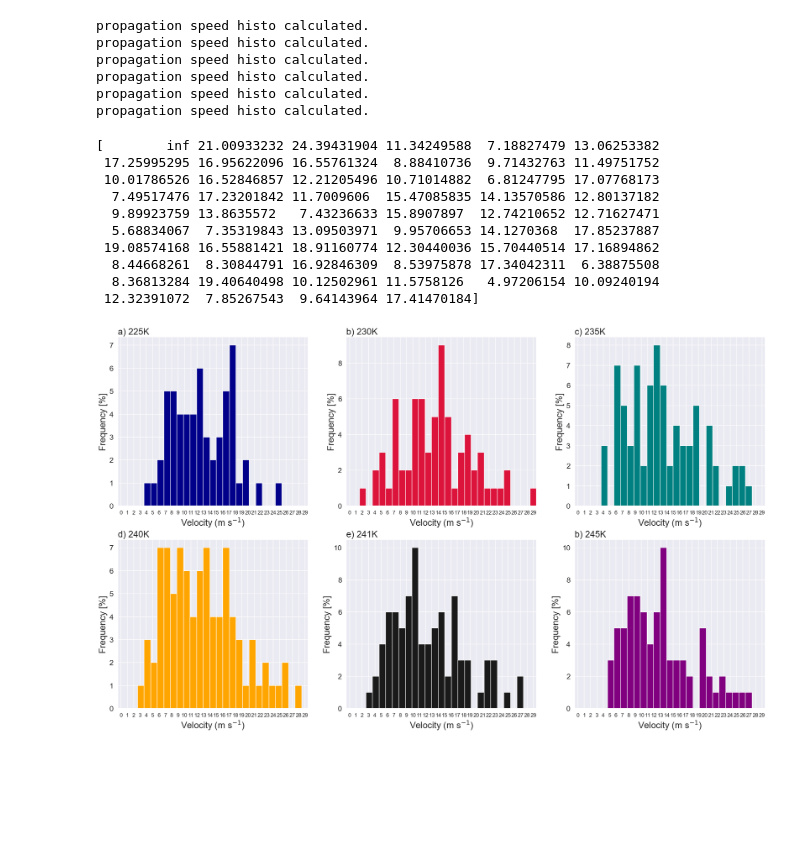
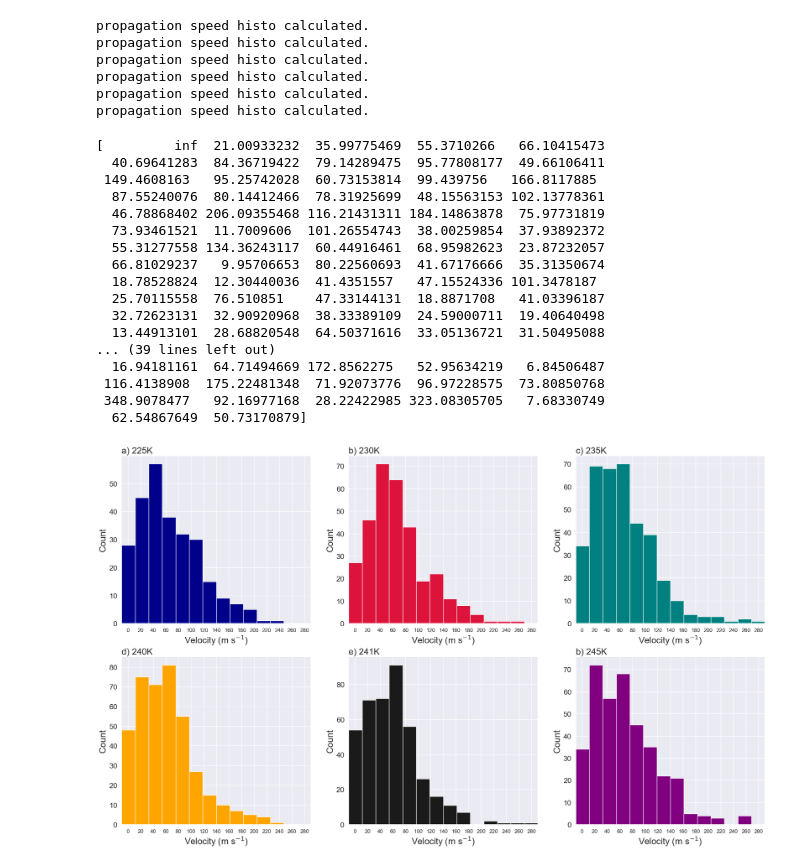
Before and after one commit to harrietgilmour/tobac_sensitivity, a Jupyter notebook: analysis_singleTb.ipynb, the cells around one changed output. Drawn from its saved outputs; the diff is of its cells as text; code cells hidden in the pictures; blank space fills up the shorter version.

```diff
--- a/analysis_singleTb.ipynb
+++ b/analysis_singleTb.ipynb
@@ -31,12 +31,12 @@ warnings.filterwarnings('ignore', category=pd.io.pytables.PerformanceWarning)
 **Read in the tracks data (pandas dataframe from Save/Track.h5) + convert to datetime to make it easier to use**
 # %%
 #read in the Track.h5 file to a pandas dataframe
-mcstracks_225=pd.read_hdf('Save/Track_225.h5','table')
-mcstracks_230=pd.read_hdf('Save/Track_230.h5','table')
-mcstracks_235=pd.read_hdf('Save/Track_235.h5','table')
-mcstracks_240=pd.read_hdf('Save/Track_240.h5','table')
-mcstracks_241=pd.read_hdf('Save/Track_241.h5','table')
-mcstracks_245=pd.read_hdf('Save/Track_245.h5','table')
+mcstracks_225=pd.read_hdf('Save/Jan_1998/Track_225.h5','table')
+mcstracks_230=pd.read_hdf('Save/Jan_1998/Track_230.h5','table')
+mcstracks_235=pd.read_hdf('Save/Jan_1998/Track_235.h5','table')
+mcstracks_240=pd.read_hdf('Save/Jan_1998/Track_240.h5','table')
+mcstracks_241=pd.read_hdf('Save/Jan_1998/Track_241.h5','table')
+mcstracks_245=pd.read_hdf('Save/Jan_1998/Track_245.h5','table')
 
 #convert ['timestr'] column to datetime in dataframe
 mcstracks_225.timestr=mcstracks_225.timestr.astype(str)
@@ -462,16 +476,23 @@ propagation speed histo calculated.
 # %%
 print(velocity_225)
 # %% [output]
-[        inf 21.00933232 24.39431904 11.34249588  7.18827479 13.06253382
- 17.25995295 16.95622096 16.55761324  8.88410736  9.71432763 11.49751752
- 10.01786526 16.52846857 12.21205496 10.71014882  6.81247795 17.07768173
-  7.49517476 17.23201842 11.7009606  15.47085835 14.13570586 12.80137182
-  9.89923759 13.8635572   7.43236633 15.8907897  12.74210652 12.71627471
-  5.68834067  7.35319843 13.09503971  9.95706653 14.1270368  17.85237887
- 19.08574168 16.55881421 18.91160774 12.30440036 15.70440514 17.16894862
-  8.44668261  8.30844791 16.92846309  8.53975878 17.34042311  6.38875508
-  8.36813284 19.40640498 10.12502961 11.5758126   4.97206154 10.09240194
- 12.32391072  7.85267543  9.64143964 17.41470184]
+[         inf  21.00933232  35.99775469  55.3710266   66.10415473
+  40.69641283  84.36719422  79.14289475  95.77808177  49.66106411
+ 149.4608163   95.25742028  60.73153814  99.439756   166.8117885
+  87.55240076  80.14412466  78.31925699  48.15563153 102.13778361
+  46.78868402 206.09355468 116.21431311 184.14863878  75.97731819
+  73.93461521  11.7009606  101.26554743  38.00259854  37.93892372
+  55.31277558 134.36243117  60.44916461  68.95982623  23.87232057
+  66.81029237   9.95706653  80.22560693  41.67176666  35.31350674
+  18.78528824  12.30440036  41.4351557   47.15524336 101.3478187
+  25.70115558  76.510851    47.33144131  18.8871708   41.03396187
+  32.72623131  32.90920968  38.33389109  24.59000711  19.40640498
+  13.44913101  28.68820548  64.50371616  33.05136721  31.50495088
+... (39 lines left out)
+  16.94181161  64.71494669 172.8562275   52.95634219   6.84506487
+ 116.4138908  175.22481348  71.92073776  96.97228575  73.80850768
+ 348.9078477   92.16977168  28.22422985 323.08305705   7.68330749
+  62.54867649  50.73170879]
 # %%
 import numpy as np
 
@@ -490,52 +511,52 @@ lf= 15
 
 ax1 = plt.subplot(2,3,1)
 ax1.set_title('a) 225K ', loc='left', fontsize= f)
-bins = range(30)
+bins = np.arange(0,300,20)
 ax1.hist(velocity_225, bins=bins,align='mid',color='darkblue')
 ax1.set_xlabel('Velocity (m s$^{-1}$)',fontsize=f)
-ax1.set_ylabel('Frequency [%]',fontsize=f)
+ax1.set_ylabel('Count',fontsize=f)
 bins_labels(bins,fontsize=12)
 
 ax2= plt.subplot(2,3,2)
 ax2.set_title('b) 230K ', loc='left', fontsize= f)
-bins = range(30)
+bins = bins
 ax2.hist(velocity_230, bins=bins,align='mid',color='crimson')
 ax2.set_xlabel('Velocity (m s$^{-1}$)',fontsize=f)
-ax2.set_ylabel('Frequency [%]',fontsize=f)
+ax2.set_ylabel('Count',fontsize=f)
 bins_labels(bins,fontsize=12)
 
 ax3= plt.subplot(2,3,3)
 ax3.set_title('c) 235K ', loc='left', fontsize= f)
-bins = range(30)
+bins = bins
 ax3.hist(velocity_235, bins=bins,align='mid',color='teal')
 ax3.set_xlabel('Velocity (m s$^{-1}$)',fontsize=f)
-ax3.set_ylabel('Frequency [%]',fontsize=f)
+ax3.set_ylabel('Count',fontsize=f)
 bins_labels(bins,fontsize=12)
 
 ax4= plt.subplot(2,3,4)
 ax4.set_title('d) 240K ', loc='left', fontsize= f)
-bins = range(30)
+bins = bins
 ax4.hist(velocity_240, bins=bins,align='mid',color='orange')
 ax4.set_xlabel('Velocity (m s$^{-1}$)',fontsize=f)
-ax4.set_ylabel('Frequency [%]',fontsize=f)
+ax4.set_ylabel('Count',fontsize=f)
 bins_labels(bins,fontsize=12)
 
 ax5= plt.subplot(2,3,5)
 ax5.set_title('e) 241K ', loc='left', fontsize= f)
-bins = range(30)
+bins = bins
 ax5.hist(velocity_241, bins=bins,align='mid',color='k')
 ax5.set_xlabel('Velocity (m s$^{-1}$)',fontsize=f)
-ax5.set_ylabel('Frequency [%]',fontsize=f)
+ax5.set_ylabel('Count',fontsize=f)
 bins_labels(bins,fontsize=12)
 
 ax6= plt.subplot(2,3,6)
 ax6.set_title('b) 245K ', loc='left', fontsize= f)
-bins = range(30)
+bins = bins
 ax6.hist(velocity_245, bins=bins,align='mid',color='purple')
 ax6.set_xlabel('Velocity (m s$^{-1}$)',fontsize=f)
-ax6.set_ylabel('Frequency [%]',fontsize=f)
+ax6.set_ylabel('Count',fontsize=f)
 bins_labels(bins,fontsize=12)
 
-plt.savefig('Plot/singleTb/vel_hist_Tb_thresholds_Jan1998.png')
+plt.savefig('Plot/Jan_1998/singleTb/vel_hist_Tb_thresholds_Jan1998.png')
 # %% [output]
-[figure, old version]
+[figure, new version]
```
Also changed, not shown: parts of 6 cells of this notebook, 16 other files.
